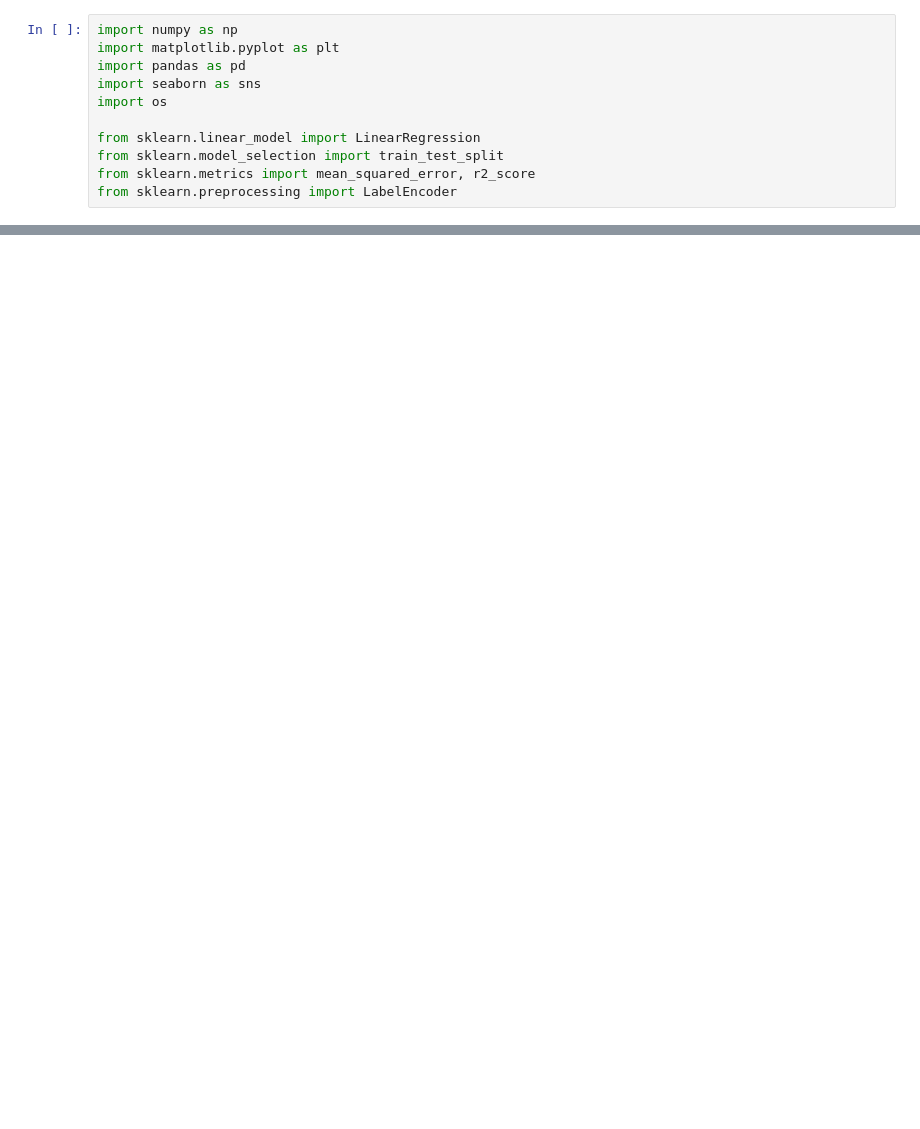
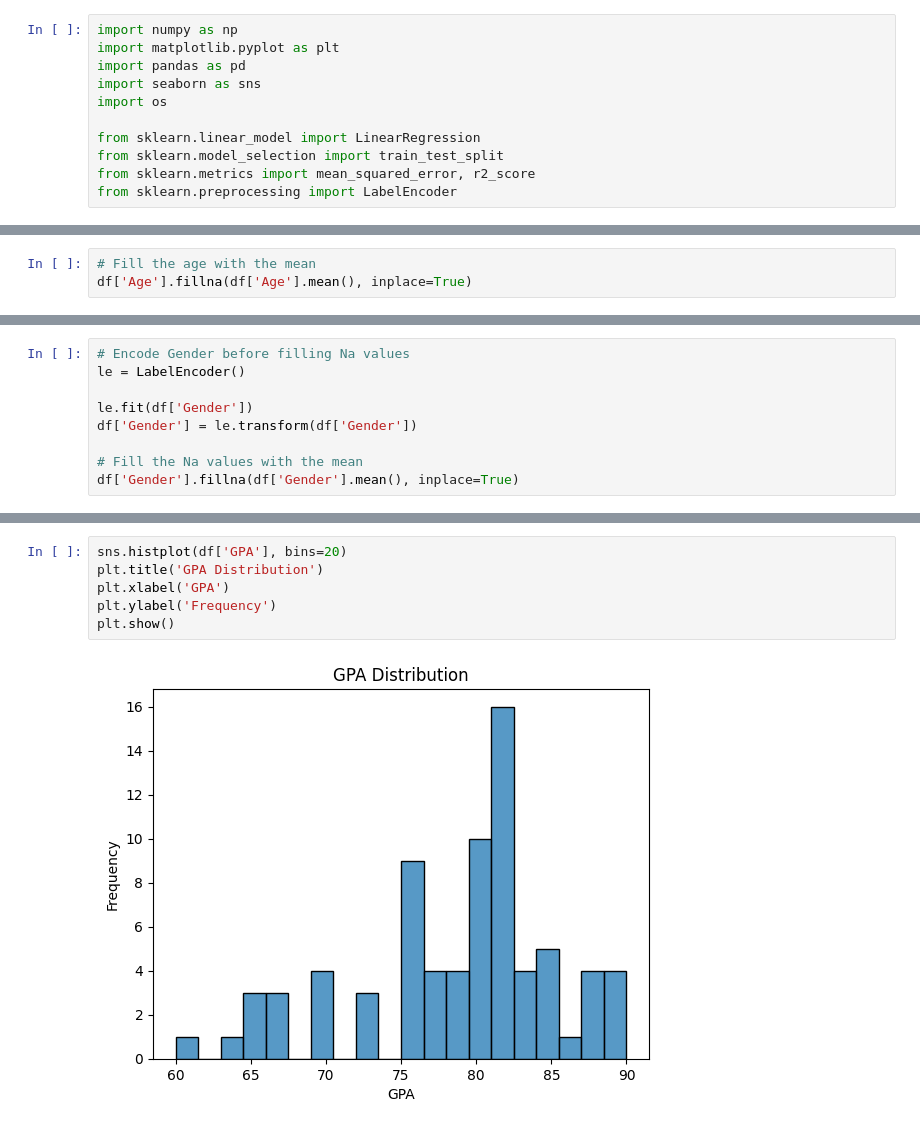
Before and after one commit to jamdhz/GPA-Linear, a Jupyter notebook: GPALinear.ipynb, the cells around one changed output, grey strips where cells are left out. Saved outputs shown, nothing was run; the diff lists cells and outputs as text; blank space fills up the shorter version.

```diff
--- a/GPALinear.ipynb
+++ b/GPALinear.ipynb
@@ -15,0 +76,3 @@ FileNotFoundError: [Errno 2] No such file or directory: 'GPA.csv'
+# %%
+# Fill the age with the mean
+df['Age'].fillna(df['Age'].mean(), inplace=True)
@@ -15,0 +86,9 @@ FileNotFoundError: [Errno 2] No such file or directory: 'GPA.csv'
+# %%
+# Encode Gender before filling Na values
+le = LabelEncoder()
+
+le.fit(df['Gender'])
+df['Gender'] = le.transform(df['Gender'])
+
+# Fill the Na values with the mean
+df['Gender'].fillna(df['Gender'].mean(), inplace=True)
@@ -15,0 +114,8 @@ FileNotFoundError: [Errno 2] No such file or directory: 'GPA.csv'
+# %%
+sns.histplot(df['GPA'], bins=20)
+plt.title('GPA Distribution')
+plt.xlabel('GPA')
+plt.ylabel('Frequency')
+plt.show()
+# %% [output]
+[figure, added]
```
Also changed, not shown: parts of 20 cells of this notebook.
